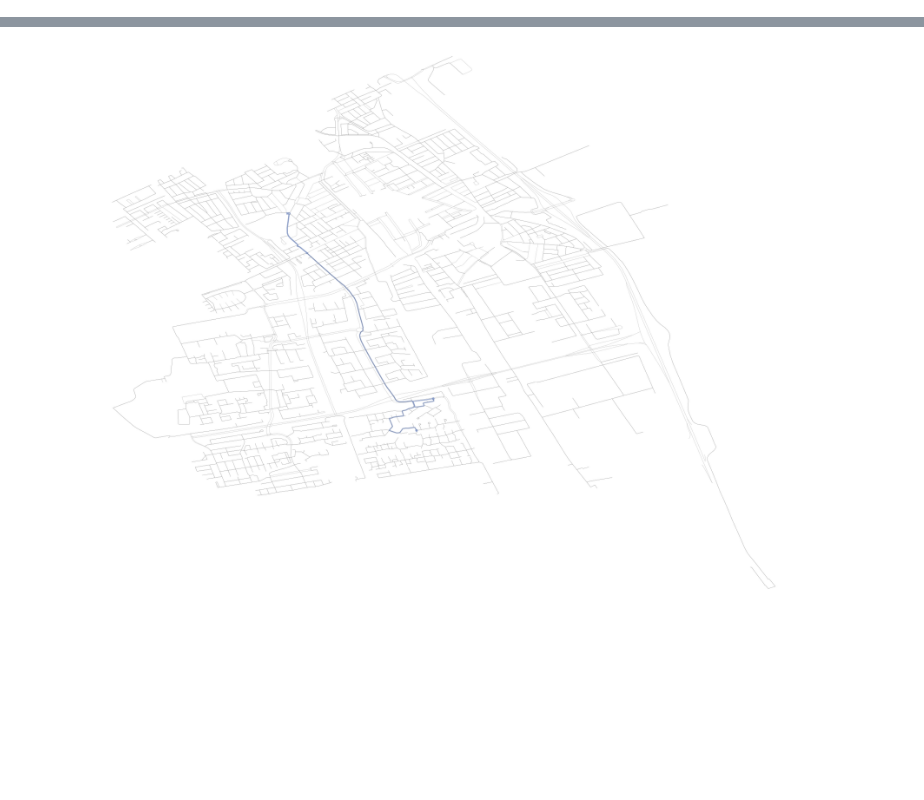
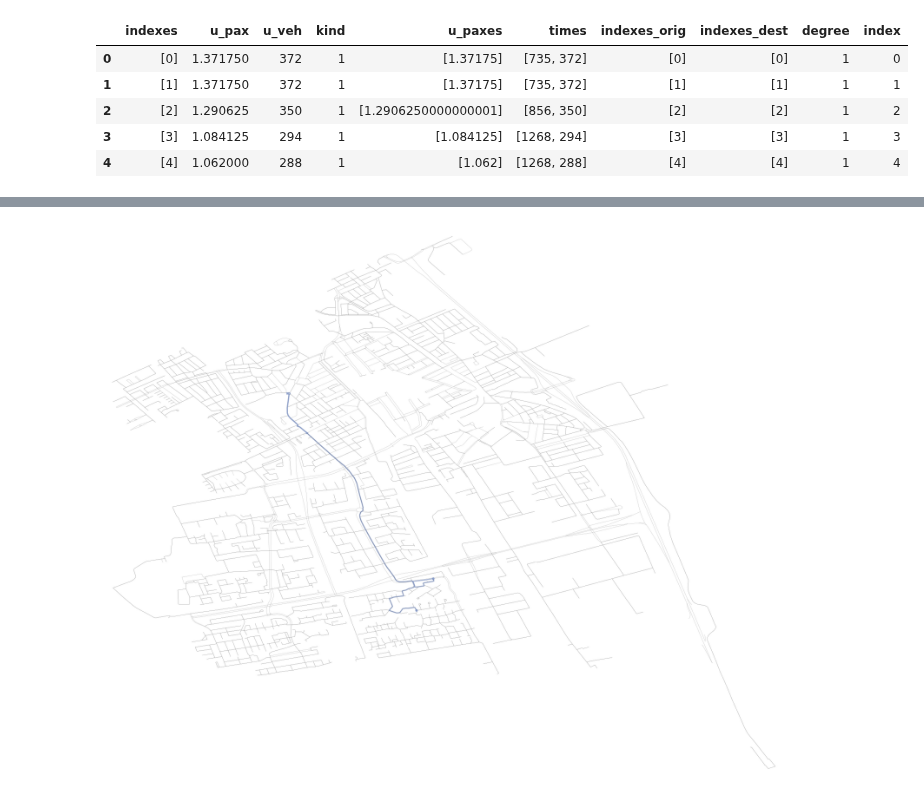
Before and after one commit to RafalKucharskiPK/ExMAS, a Jupyter notebook: ExMAS/spinoffs/tndp/ExExMAS.ipynb, the cells around one changed output, grey strips where cells are left out. Cells and saved outputs as stored; diff of their text form; code cells hidden in the pictures; blank space fills up the shorter version.

```diff
--- a/ExMAS/spinoffs/tndp/ExExMAS.ipynb
+++ b/ExMAS/spinoffs/tndp/ExExMAS.ipynb
@@ -38,0 +109,14 @@ del rm['Unnamed: 0']
+# %%
+r1 = pd.read_csv('ExMAS/data/transits/rides1.csv')
+r1.treqs = r1.treqs.apply(lambda x: x.replace("  "," "))
+r1.treqs = r1.treqs.apply(lambda x: x.replace("[ ","["))
+r1.treqs = r1.treqs.apply(lambda x: x.replace("[\n","["))
+r1.treqs = r1.treqs.apply(lambda x: x.replace(" ",","))
+r2 = pd.read_csv('ExMAS/data/transits/rides2.csv')
+for col in ['indexes','indexes_dest','indexes_orig','u_paxes','times']:
+    print(col)
+    r2[col] = r2[col].apply(lambda x: json.loads(x))
+transitizable = pd.read_csv('ExMAS/data/transits/tranisitizables.csv')
+for col in ['indexes','indexes_dest','indexes_orig','u_paxes','times','origins','destinations','deps','dep_deltas', 'ttravs','treqs']:
+    print(col)
+    r1[col] = r1[col].apply(lambda x: json.loads(x))
@@ -38,0 +175,9 @@ del rm['Unnamed: 0']
+# %%
+r2
+# %% [output]
+|  | indexes | u_pax | u_veh | kind | u_paxes | times | indexes_orig | indexes_dest | degree | index |
+| 0 | [0] | 1.371750 | 372 | 1 | [1.37175] | [735, 372] | [0] | [0] | 1 | 0 |
+| 1 | [1] | 1.371750 | 372 | 1 | [1.37175] | [735, 372] | [1] | [1] | 1 | 1 |
+| 2 | [2] | 1.290625 | 350 | 1 | [1.2906250000000001] | [856, 350] | [2] | [2] | 1 | 2 |
+| 3 | [3] | 1.084125 | 294 | 1 | [1.084125] | [1268, 294] | [3] | [3] | 1 | 3 |
+| 4 | [4] | 1.062000 | 288 | 1 | [1.062] | [1268, 288] | [4] | [4] | 1 | 4 |
```
Also changed, not shown: parts of 40 cells of this notebook, 6 other files.
